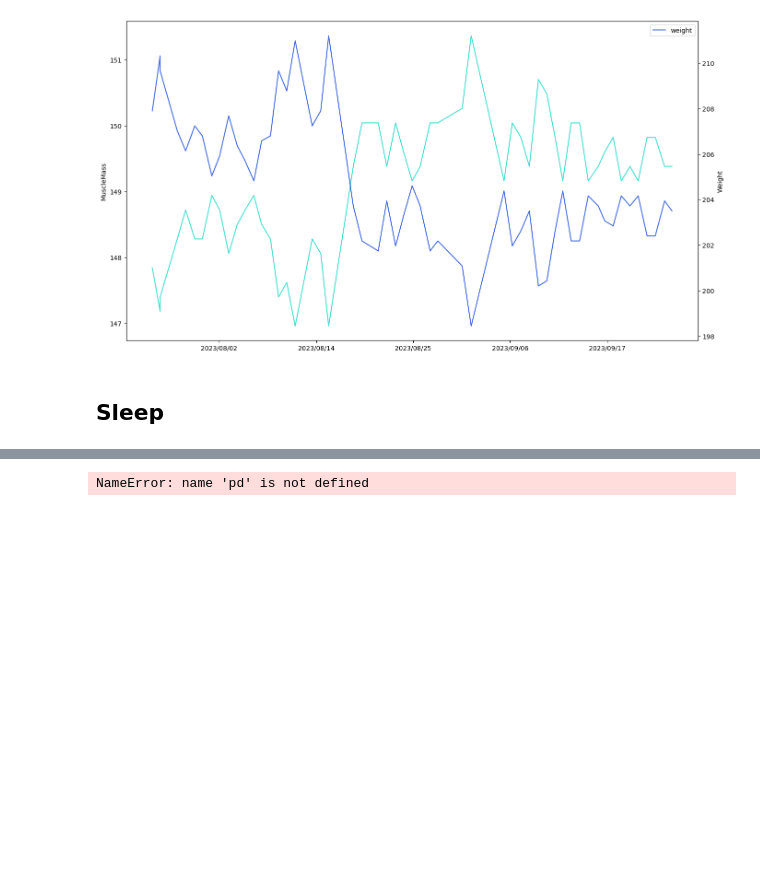
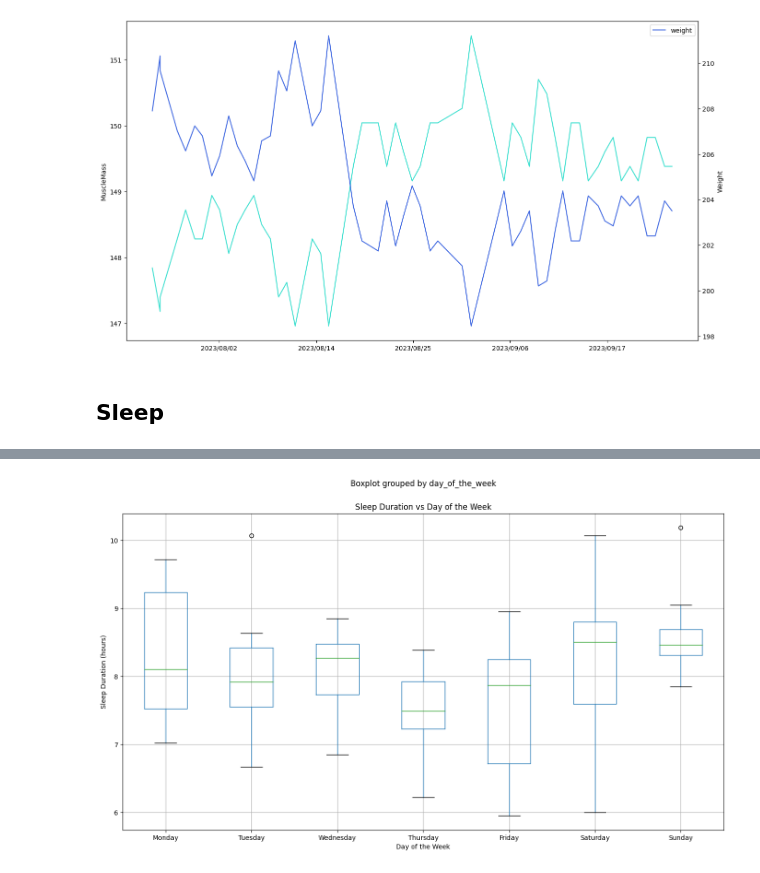
Before and after one commit to MattHandzel/HealthDataAnalysis, a Jupyter notebook: main.ipynb, the cells around one changed output, grey strips where cells are left out. Cells and saved outputs as stored; diff of their text form; code cells hidden in the pictures; blank space fills up the shorter version.

```diff
--- a/main.ipynb
+++ b/main.ipynb
@@ -196,28 +222,28 @@ NameError: name 'convert_datetime_to_weekday' is not defined
 # %%
 # Plot box and whisker chart for day of the week and amount slept
 
-def plot_box_and_whisker(dataframe: pd.DataFrame, x_axis_column_name, y_axis_column_name):
+def plot_box_and_whisker(dataframe: pd.DataFrame, x_axis_column_name, y_axis_column_name, title, x_axis_label, y_axis_label, image_name="box_and_whisker.png"):
+  if(image_name == "box_and_whisker.png"):
+    image_name = image_name.replace(".png", "_for_") + to_snake_case(title) + ".png"
   axes = dataframe.boxplot(column=y_axis_column_name, by=x_axis_column_name, return_type='axes', figsize=(16, 9))
-  axes = (axes["sleep_duration"])
+  axes = (axes[y_axis_column_name])
 
-  axes.set_xlabel("Day of the Week")
-  axes.set_ylabel("Sleep Duration (hours)")
-  axes.set_title("Sleep vs. Day of the Week")
+  axes.set_xlabel(x_axis_label)
+  axes.set_ylabel(y_axis_label)
+  axes.set_title(title)
 
   # Get the current x-axis tick labels
-  labels = axes.get_xticklabels()
-
-  # Define the new x-axis tick labels
+  # labels = axes.get_xticklabels()
   new_labels = ["Monday", "Tuesday", "Wednesday", "Thursday", "Friday", "Saturday", "Sunday"]
 
   # Set the new x-axis tick labels
   axes.set_xticklabels(new_labels)
-  plt.savefig("./figs/sleep_duration_vs_day_of_the_week.png")
+  plt.savefig(f"./figs/{image_name}")
   plt.show()
 
-plot_box_and_whisker(sleep[sleep["sleep_duration"] > 5], "day_of_the_week", "sleep_duration")
+plot_box_and_whisker(sleep[sleep["sleep_duration"] > 5], "day_of_the_week", "sleep_duration", "Sleep Duration vs Day of the Week", "Day of the Week", "Sleep Duration (hours)")
 # %% [output]
-NameError: name 'pd' is not defined
+[figure, added]
 # %%
 # See how my sleep is changing
 
```
Also changed, not shown: parts of 16 cells of this notebook, 4 other files.
